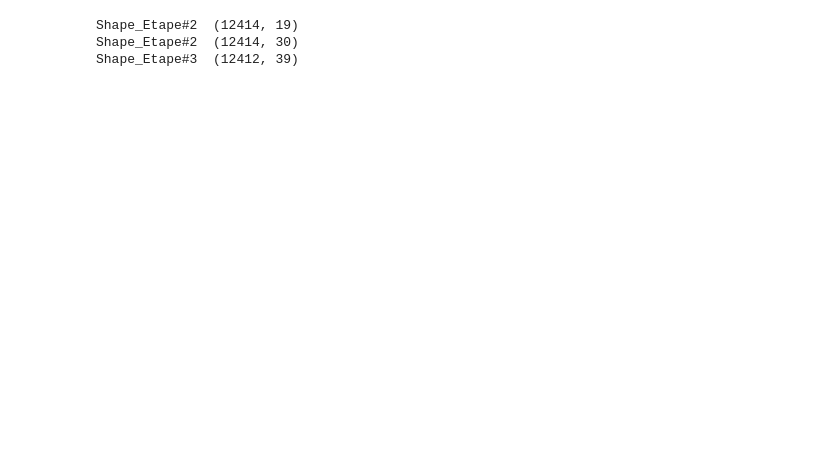
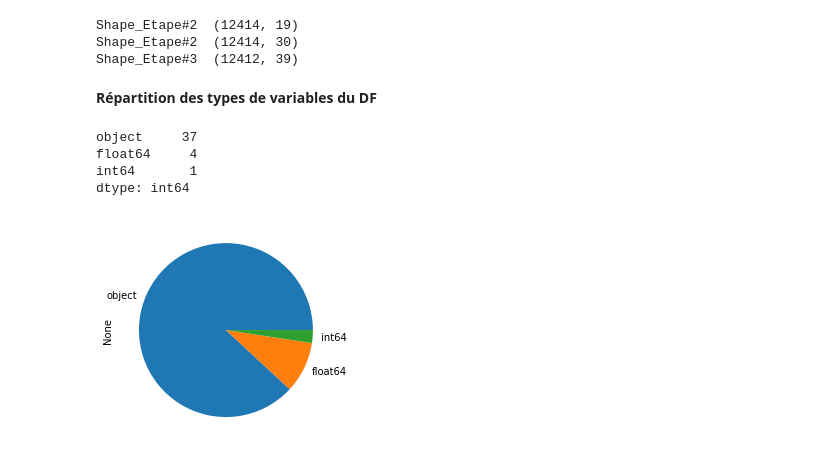
Before and after one commit to Sylvain062/Model-Cinema, a Jupyter notebook: Projet cinema preprocessing.ipynb, the cells around one changed output. Drawn from its saved outputs; the diff is of its cells as text; code cells hidden in the pictures; blank space fills up the shorter version.

```diff
--- a/Projet cinema preprocessing.ipynb
+++ b/Projet cinema preprocessing.ipynb
@@ -123,3 +123,14 @@ df.to_csv('D:/Sylvain/github/Projet-Cinema/allocineV2-SB.csv')
 Shape_Etape#2  (12414, 19)
 Shape_Etape#2  (12414, 30)
 Shape_Etape#3  (12412, 39)
+# %% [markdown]
+**Répartition des types de variables du DF**
+# %%
+df.dtypes.value_counts().plot.pie()
+df.dtypes.value_counts()
+# %% [output]
+object     37
+float64     4
+int64       1
+dtype: int64
+[figure, added]
```
Also changed, not shown: parts of 6 cells of this notebook.
